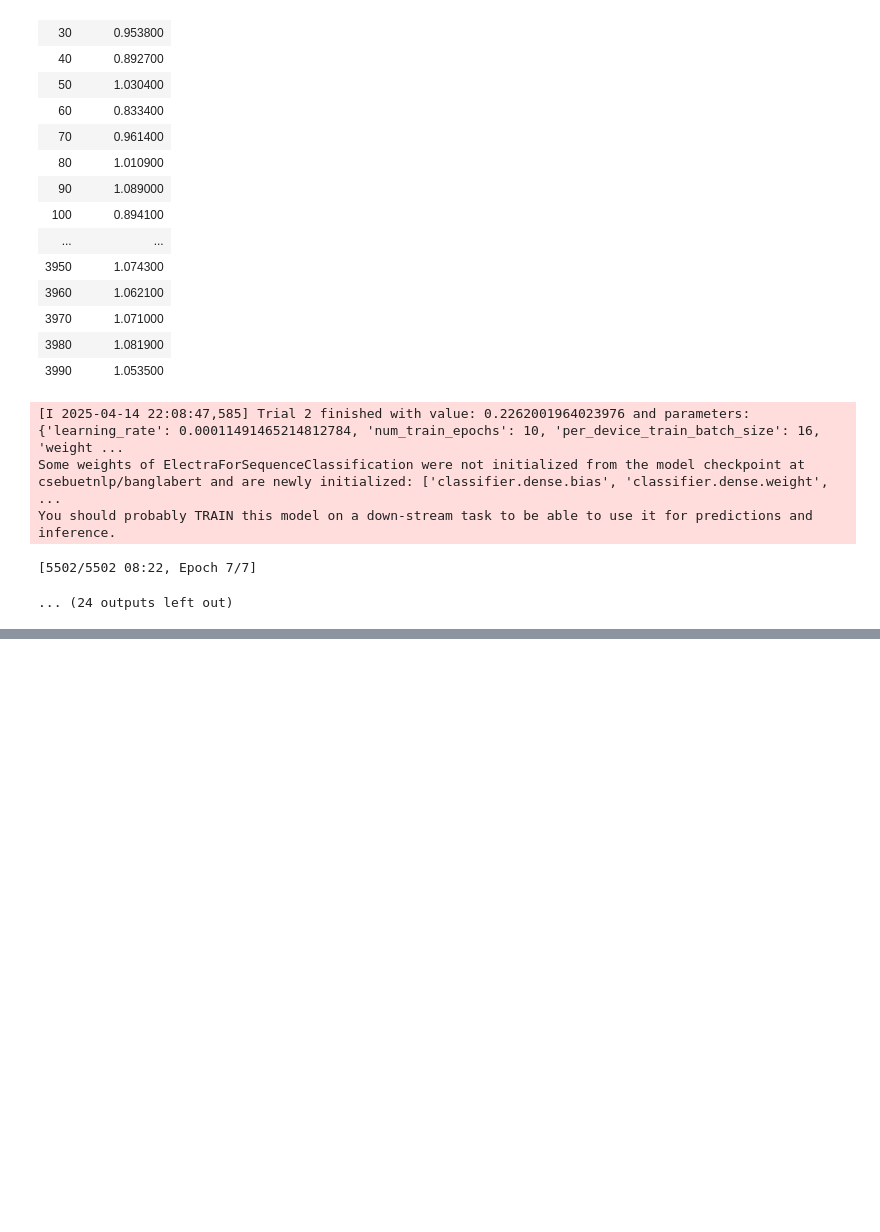
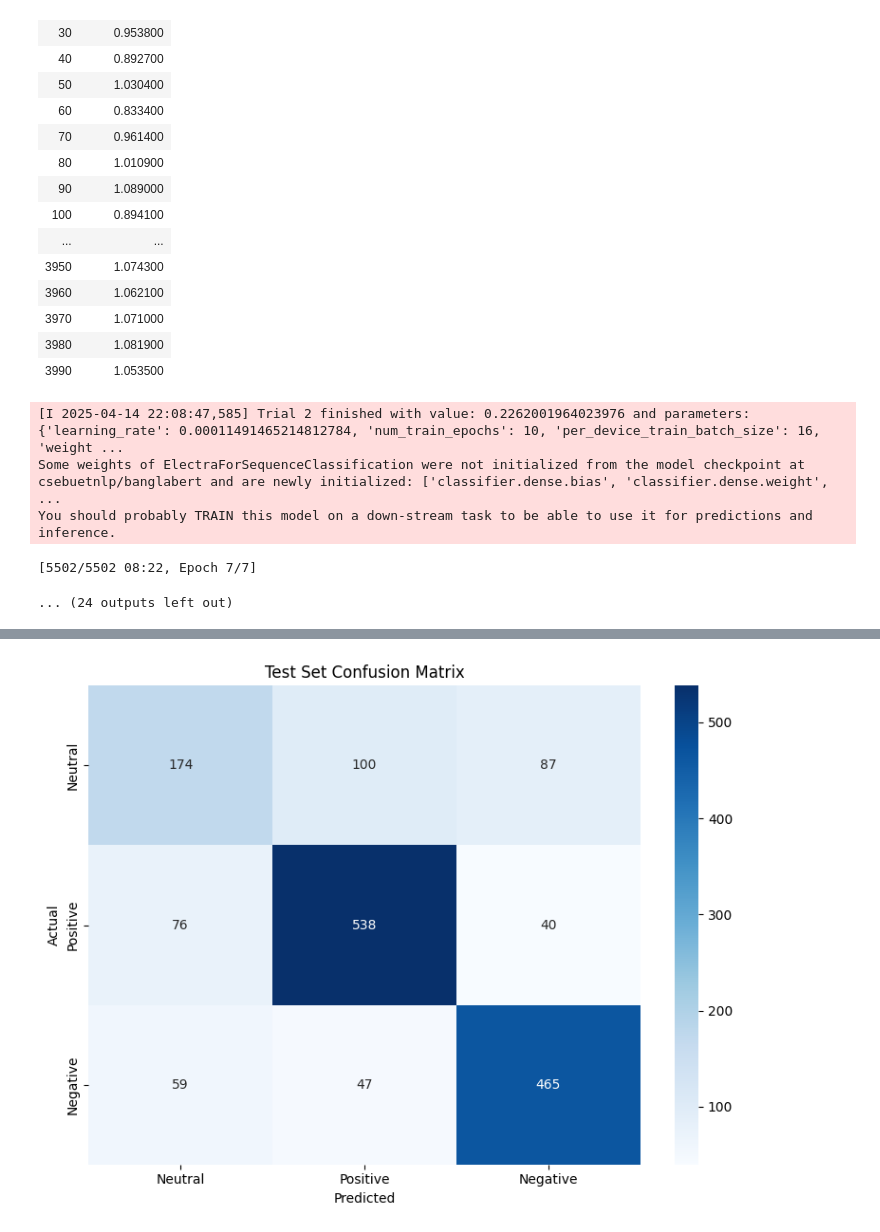
Before and after one commit to R1azR/CSE465_Spring2025_Group-9, a Jupyter notebook: Final_update/banglaBERT.ipynb, the cells around one changed output, grey strips where cells are left out. Saved outputs shown, nothing was run; the diff lists cells and outputs as text; code cells hidden in the pictures; blank space fills up the shorter version.

```diff
--- a/Final_update/banglaBERT.ipynb
+++ b/Final_update/banglaBERT.ipynb
@@ -837,55 +867,56 @@ from transformers import (
     TrainingArguments
 )
 
-# =================== Load and Preprocess Dataset ===================
+# ========== Load CSVs ==========
+train_df = pd.read_csv("D:\\cse465_Pro\\Train.csv")
+test_df = pd.read_csv("D:\\cse465_Pro\\Test.csv")
+val_df = pd.read_csv("D:\\cse465_Pro\\Val.csv")
 
-train_df = pd.read_csv("D:\\cse465_Pro\\Train.csv")
-val_df = pd.read_csv("D:\\cse465_Pro\\Val.csv")
-test_df = pd.read_csv("D:\\cse465_Pro\\Test.csv")
+# ========== Label Mapping ==========
+label_to_id = {"Neutral": 0, "Positive": 1, "Negative": 2}
+id_to_label = {v: k for k, v in label_to_id.items()}
+label_list = list(label_to_id.keys())
 
-# Label definitions
-label_list = ["Neutral", "Positive", "Negative"]
-label_to_id = {label: i for i, label in enumerate(label_list)}
-id_to_label = {i: label for label, i in label_to_id.items()}
+# Map string labels to integers
+for df in [train_df, test_df, val_df]:
+    df = df[df["Label"].isin(label_to_id)]  # Ensure only known labels
+    df["Label"] = df["Label"].map(label_to_id)
+    df.dropna(inplace=True)
+    df.reset_index(drop=True, inplace=True)
 
-# Prepare Hugging Face Datasets
-def prepare_dataset(df):
-    df = df[df["Label"].isin(label_to_id)].dropna().reset_index(drop=True)
-    df["Label"] = df["Label"].map(label_to_id)
+# ========== Convert to Hugging Face Dataset ==========
+def convert_to_dataset(df):
     return Dataset.from_pandas(df[["Data", "Label"]].rename(columns={"Data": "text", "Label": "label"}))
 
 dataset = DatasetDict({
-    "train": prepare_dataset(train_df),
-    "validation": prepare_dataset(val_df),
-    "test": prepare_dataset(test_df)
+    "train": convert_to_dataset(train_df),
+    "validation": convert_to_dataset(val_df),
+    "test": convert_to_dataset(test_df)
 })
 
-# =================== Tokenize ===================
-
+# ========== Tokenization ==========
 model_name = "csebuetnlp/banglabert"
 tokenizer = AutoTokenizer.from_pretrained(model_name)
 
 def tokenize_function(example):
-    return tokenizer(example["text"], padding="max_length", truncation=True)
+    return tokenizer(example["text"], padding="max_length", truncation=True, max_length=128)
 
 dataset = dataset.map(tokenize_function, batched=True)
-dataset = dataset.remove_columns(["text"]).rename_column("label", "labels").with_format("torch")
+dataset = dataset.remove_columns(["text"]).with_format("torch")
 
-# =================== Load Model (with all layers trainable) ===================
-
+# ========== Load and Prepare Model ==========
 model = AutoModelForSequenceClassification.from_pretrained(
     model_name,
-    num_labels=len(label_list),
+    num_labels=len(label_to_id),
     id2label=id_to_label,
     label2id=label_to_id
 )
 
-# Make sure all model parameters are trainable
+# Fine-tune all layers
 for param in model.base_model.parameters():
     param.requires_grad = True
 
-# =================== Define Metrics ===================
-
+# ========== Metrics ==========
 def compute_metrics(eval_pred):
     logits, labels = eval_pred
     preds = np.argmax(logits, axis=-1)
@@ -894,30 +925,28 @@ def compute_metrics(eval_pred):
         "f1": f1_score(labels, preds, average="weighted")
     }
 
-# =================== Training Arguments ===================
-
+# ========== TrainingArguments ==========
 training_args = TrainingArguments(
     output_dir="./results",
     do_train=True,
     do_eval=True,
-    evaluation_strategy="epoch",
+    # evaluation_strategy="epoch",
     save_strategy="epoch",
     learning_rate=2e-5,
     per_device_train_batch_size=16,
     per_device_eval_batch_size=16,
-    num_train_epochs=5,
+    num_train_epochs=10,
     weight_decay=0.01,
     logging_dir="./logs",
     logging_steps=50,
     save_total_limit=2,
-    load_best_model_at_end=True,
+    # load_best_model_at_end=True,
     metric_for_best_model="f1",
     greater_is_better=True,
     fp16=torch.cuda.is_available()
 )
 
-# =================== Trainer ===================
-
+# ========== Trainer ==========
 trainer = Trainer(
     model=model,
     args=training_args,
@@ -927,28 +956,28 @@ trainer = Trainer(
     compute_metrics=compute_metrics
 )
 
-# =================== Train ===================
+# ========== Train ==========
 trainer.train()
 
-# =================== Evaluate ===================
+# ========== Evaluate ==========
 val_results = trainer.evaluate()
 print("Validation Results:", val_results)
 
-# =================== Test Prediction ===================
+# ========== Test Prediction ==========
 test_output = trainer.predict(dataset["test"])
 test_preds = np.argmax(test_output.predictions, axis=1)
 test_labels = test_output.label_ids
 
-# =================== Report ===================
-print("Test Set Classification Report:\n", classification_report(test_labels, test_preds, target_names=label_list))
+# ========== Report ==========
+print("Test Classification Report:\n", classification_report(test_labels, test_preds, target_names=label_list))
 
-# =================== Confusion Matrix ===================
+# ========== Confusion Matrix ==========
 conf_matrix = confusion_matrix(test_labels, test_preds)
 plt.figure(figsize=(8, 6))
 sns.heatmap(conf_matrix, annot=True, fmt='d', cmap='Blues', xticklabels=label_list, yticklabels=label_list)
 plt.title("Test Set Confusion Matrix")
-plt.xlabel("Predicted Labels")
-plt.ylabel("True Labels")
+plt.xlabel("Predicted")
+plt.ylabel("Actual")
 plt.tight_layout()
 plt.show()
 # %% [output]
@@ -957,0 +1020 @@ TypeError: TrainingArguments.__init__() got an unexpected keyword argument 'eval
+[figure, added]
```
Also changed, not shown: parts of 8 cells of this notebook.
